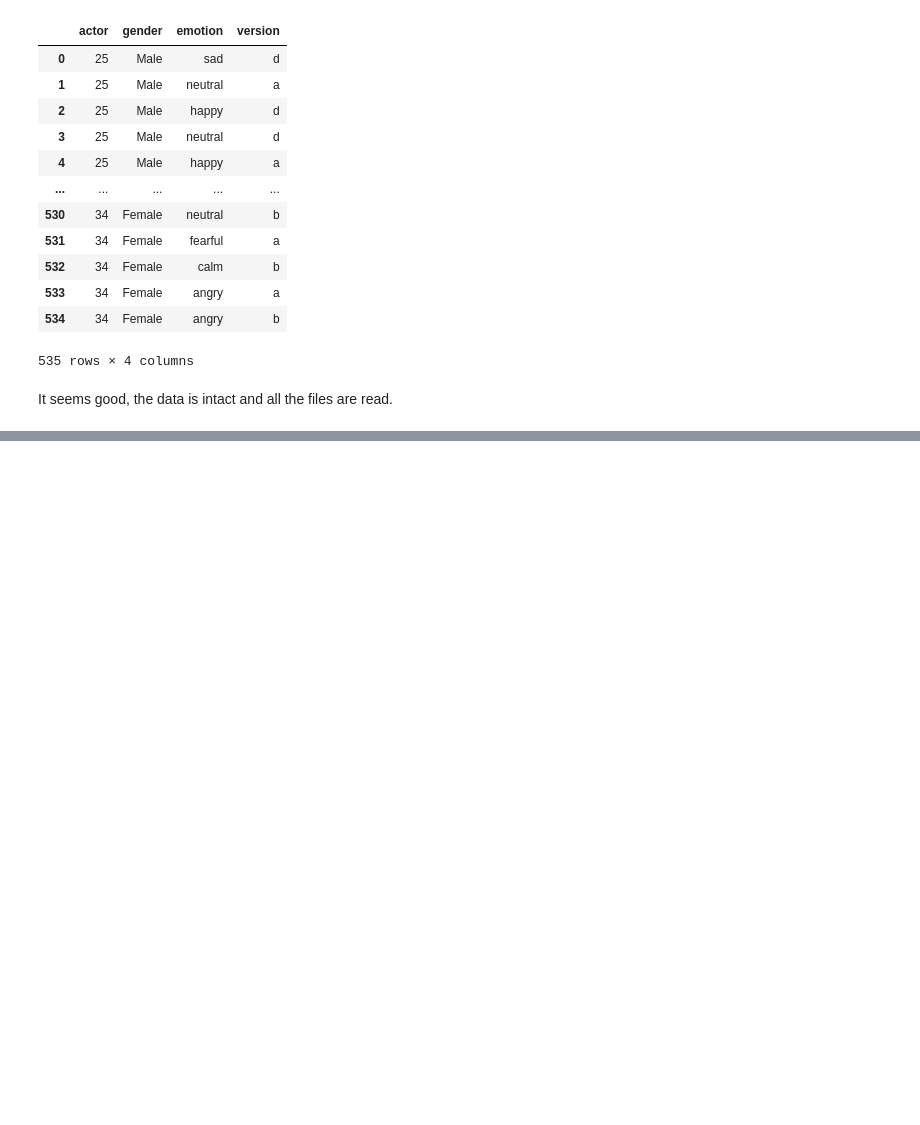
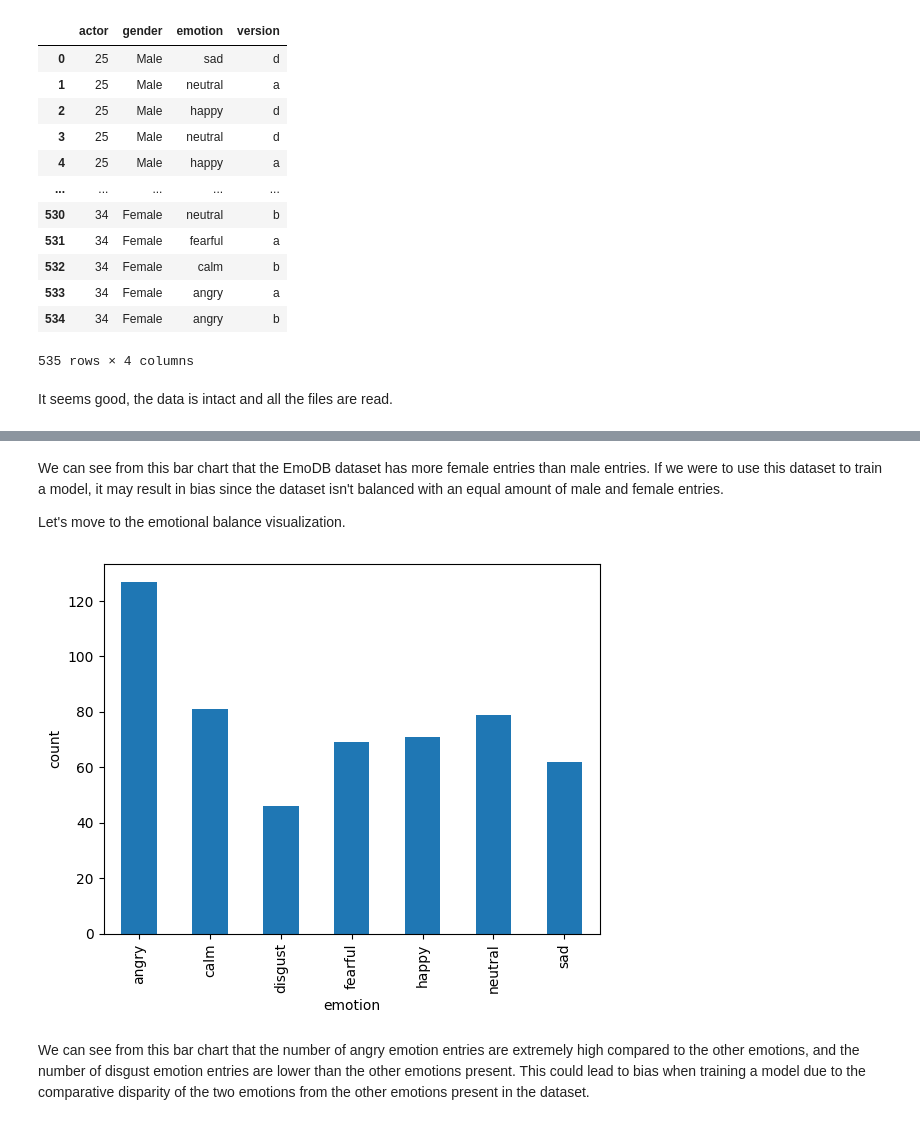
Before and after one commit to manideepvangari/Week-2_Data_Preprocessing, a Jupyter notebook: Week_2_Data_Preprocessing.ipynb, the cells around one changed output, grey strips where cells are left out. Drawn from its saved outputs; the diff is of its cells as text; code cells hidden in the pictures; blank space fills up the shorter version.

```diff
--- a/Week_2_Data_Preprocessing.ipynb
+++ b/Week_2_Data_Preprocessing.ipynb
@@ -1146,0 +1149,14 @@ py.show()
+# %% [markdown]
+We can see from this bar chart that the EmoDB dataset has more female entries than male entries. If we were to use this dataset to train a model, it may result in bias since the dataset isn't balanced with an equal amount of male and female entries.
+
+Let's move to the emotional balance visualization.
+# %%
+from matplotlib import pyplot as py
+import seaborn as sea
+emodb_dataframe.groupby('emotion').size().plot(kind='bar')
+py.ylabel('count')
+py.show()
+# %% [output]
+[figure, added]
+# %% [markdown]
+We can see from this bar chart that the number of angry emotion entries are extremely high compared to the other emotions, and the number of disgust emotion entries are lower than the other emotions present. This could lead to bias when training a model due to the comparative disparity of the two emotions from the other emotions present in the dataset.
```
Also changed, not shown: parts of 7 cells of this notebook.
